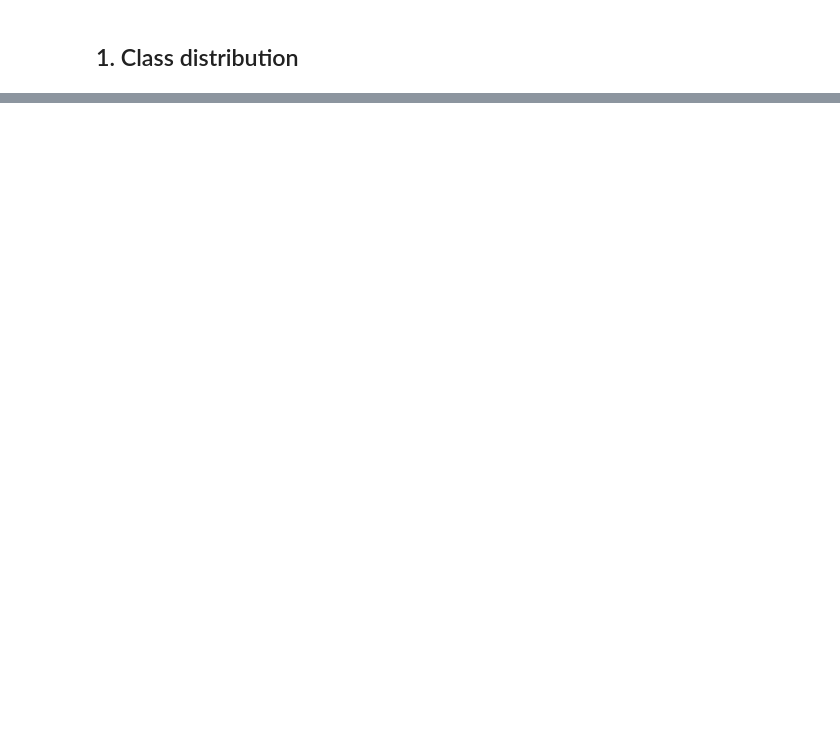
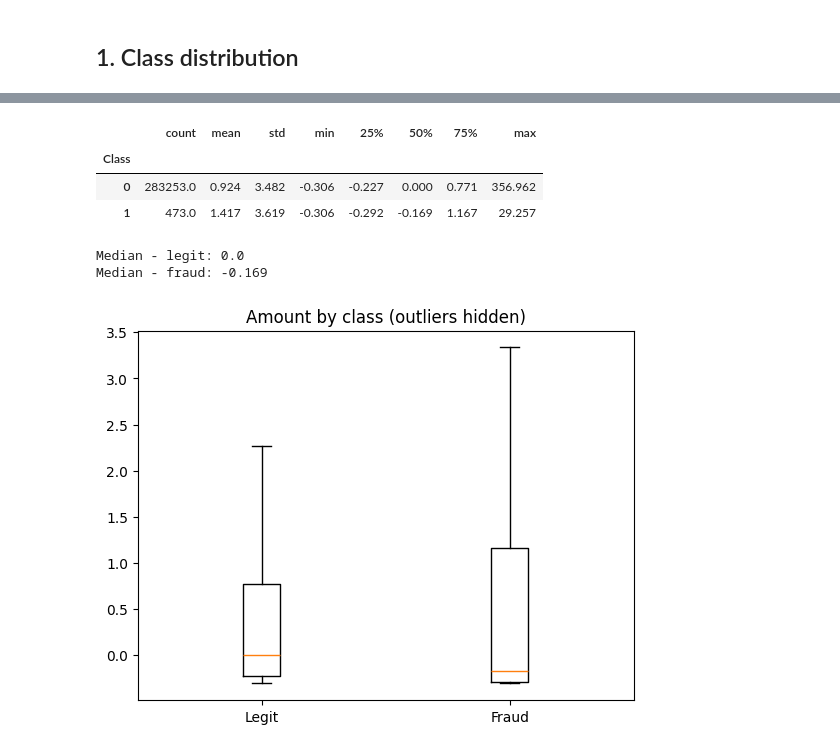
Before and after one commit to nitish-creat/Credit_card_fraud_detection_, a Jupyter notebook: Notebooks/2_eda.ipynb, the cells around one changed output, grey strips where cells are left out. Saved outputs shown, nothing was run; the diff lists cells and outputs as text; code cells hidden in the pictures; blank space fills up the shorter version.

```diff
--- a/Notebooks/2_eda.ipynb
+++ b/Notebooks/2_eda.ipynb
@@ -192,0 +67,22 @@ Next: `03_regression_analysis.ipynb`.
+# %%
+data.groupby("Class")["Amount"].describe().round(3)
+# %% [output]
+|  | count | mean | std | min | 25% | 50% | 75% | max |
+| Class |  |  |  |  |  |  |  |  |
+| 0 | 283253.0 | 0.924 | 3.482 | -0.306 | -0.227 | 0.000 | 0.771 | 356.962 |
+| 1 | 473.0 | 1.417 | 3.619 | -0.306 | -0.292 | -0.169 | 1.167 | 29.257 |
+# %%
+legit = data[data["Class"] == 0]["Amount"]
+fraud = data[data["Class"] == 1]["Amount"]
+
+print("Median - legit:", round(legit.median(), 3))
+print("Median - fraud:", round(fraud.median(), 3))
+
+plt.boxplot([legit, fraud], showfliers=False)
+plt.xticks([1, 2], ["Legit", "Fraud"])
+plt.title("Amount by class (outliers hidden)")
+plt.show()
+# %% [output]
+Median - legit: 0.0
+Median - fraud: -0.169
+[figure, added]
```
Also changed, not shown: parts of 58 cells of this notebook, 9 other files.
